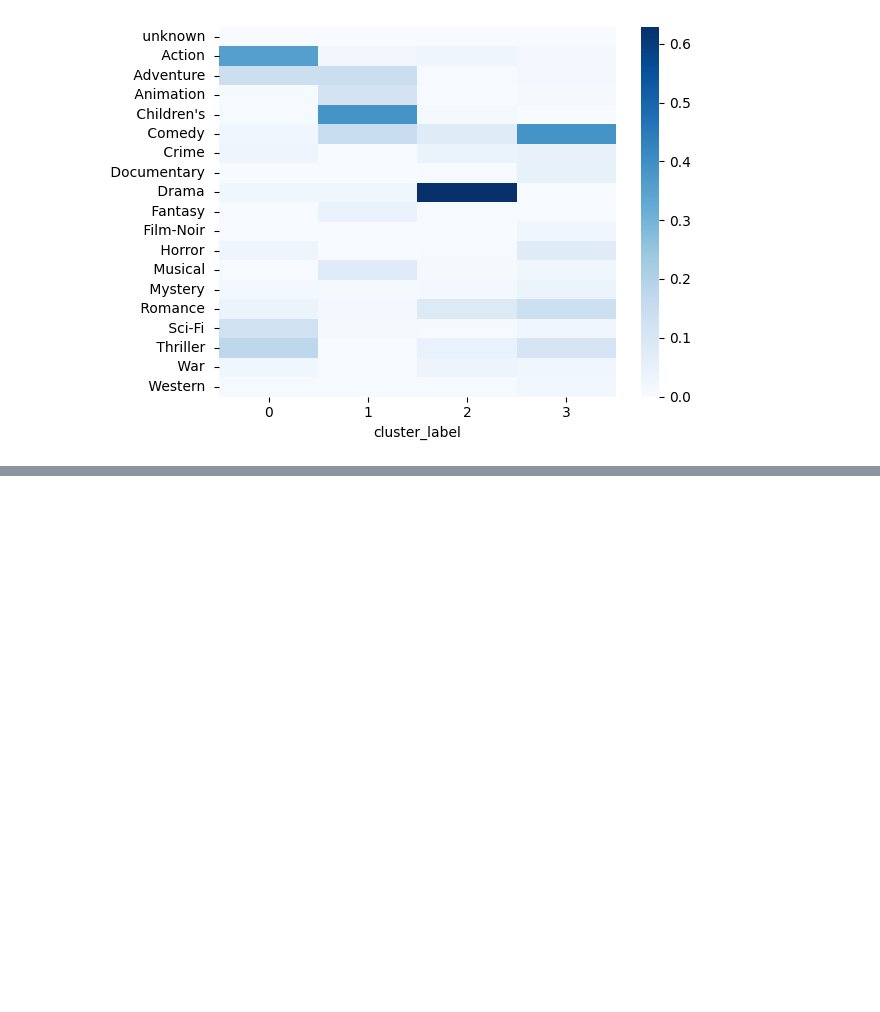
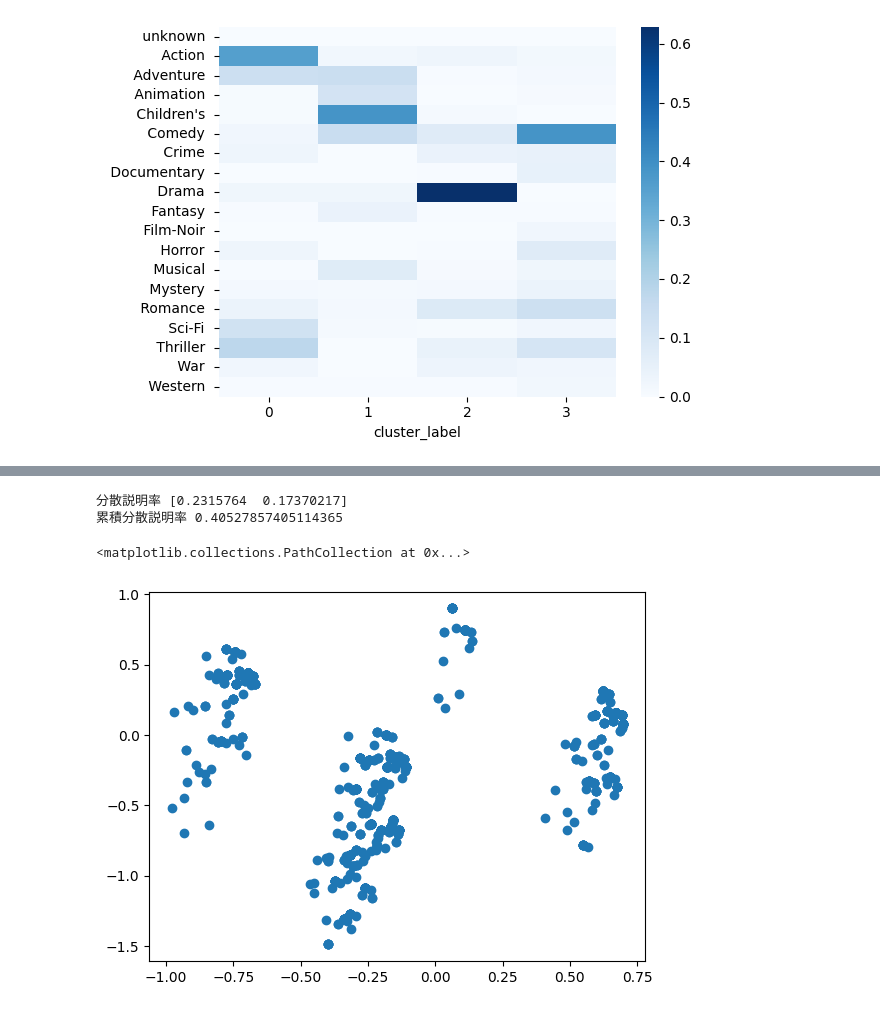
Before and after one commit to Mashall249/Python_practice, a Jupyter notebook: Jupyter/MachineLearning/J/StanderedConcept2.ipynb, the cells around one changed output, grey strips where cells are left out. Cells and saved outputs as stored; diff of their text form; code cells hidden in the pictures; blank space fills up the shorter version.

```diff
--- a/Jupyter/MachineLearning/J/StanderedConcept2.ipynb
+++ b/Jupyter/MachineLearning/J/StanderedConcept2.ipynb
@@ -113,0 +116,6 @@ sns.heatmap((cluster_genre_df / cluster_genre_df.sum()), cmap='Blues')
+# %%
+X = movie_df[col_names[5:]]
+# %%
+from sklearn.decomposition import PCA
+pca = PCA(n_components=2)
+X_pca = pca.fit_transform(X)
@@ -113,0 +132,11 @@ sns.heatmap((cluster_genre_df / cluster_genre_df.sum()), cmap='Blues')
+# %%
+print("分散説明率",pca.explained_variance_ratio_)
+print("累積分散説明率",pca.explained_variance_ratio_.sum())
+# %% [output]
+分散説明率 [0.2315764  0.17370217]
+累積分散説明率 0.40527857405114365
+# %%
+plt.scatter(x=X_pca[:,0], y=X_pca[:,1])
+# %% [output]
+<matplotlib.collections.PathCollection at 0x...>
+[figure, added]
```
Also changed, not shown: parts of 8 cells of this notebook.
